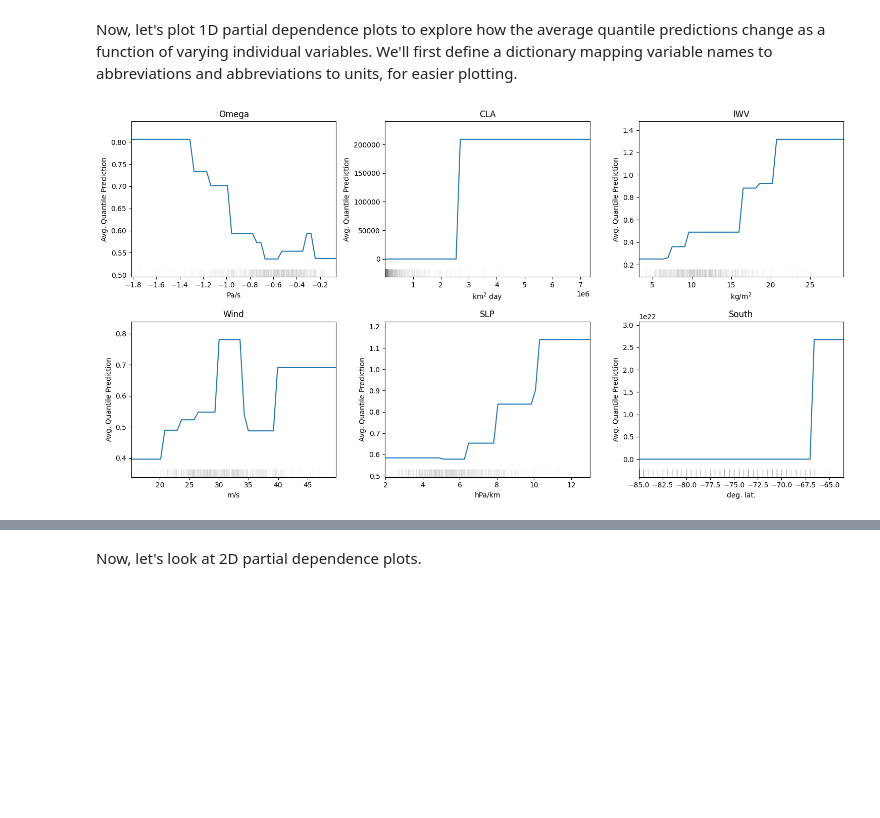
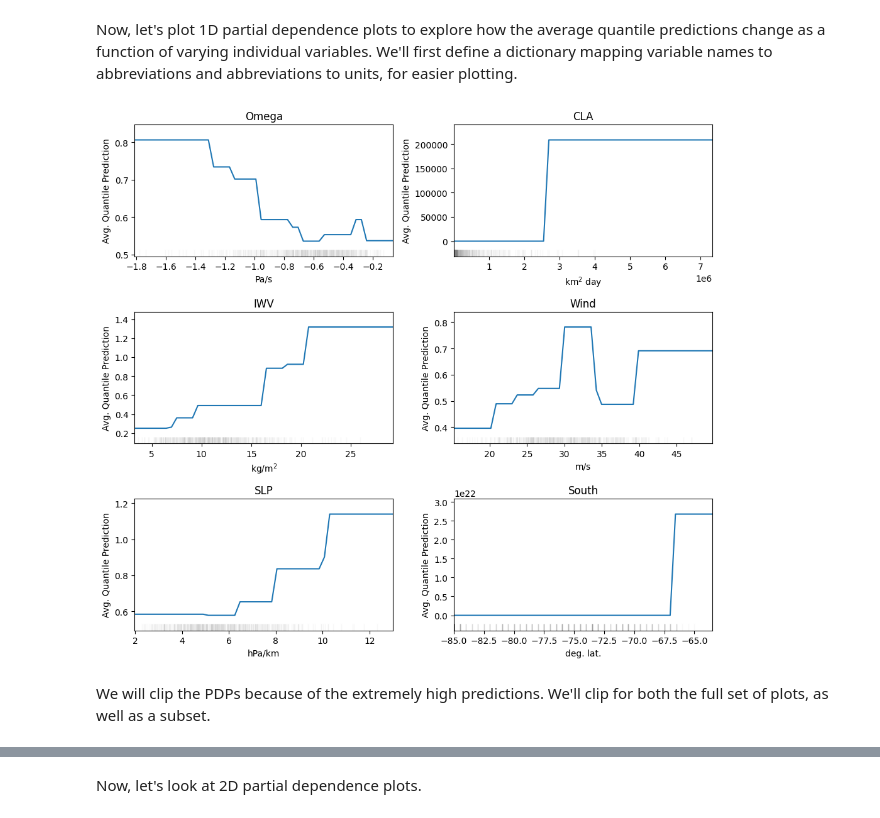
Before and after one commit to jbbutler/extreme_antarctic_ARs, a Jupyter notebook: notebooks/extreme_modelling_results.ipynb, the cells around one changed output, grey strips where cells are left out. Saved outputs shown, nothing was run; the diff lists cells and outputs as text; code cells hidden in the pictures; blank space fills up the shorter version.

```diff
--- a/notebooks/extreme_modelling_results.ipynb
+++ b/notebooks/extreme_modelling_results.ipynb
@@ -73,33 +73,36 @@ Now, let's plot 1D partial dependence plots to explore how the average quantile
 # %%
 pdp_1D_dir = load_path / 'pdp_1D'
 snow_files = sorted(pdp_1D_dir.glob('*snow.csv'))
 
 n = len(snow_files)
-ncols = 3
+ncols = 2
 nrows = int(np.ceil(n / ncols))
 
-fig, axs = plt.subplots(nrows, ncols, figsize=(5 * ncols, 4 * nrows))
+fig, axs = plt.subplots(nrows, ncols, figsize=(5*ncols, 3*nrows))
 axs = np.atleast_1d(axs).flatten()
 
 for ax, fpath in zip(axs, snow_files):
     df = pd.read_csv(fpath)
 
     # the grid column is whatever isn't 'Q' (ignore any saved index column)
     var = next(c for c in df.columns if c != 'Q' and not c.startswith('Unnamed'))
 
     # grab variable name abbreviation and units for labelling
     abbv = ABBV_DICT[var]
     units = UNITS_DICT[var]
 
     df = df.sort_values(var)  # ensure the line plots left-to-right
 
     plot_pdp_1d(grid=df[var], pdp_vals=df['Q'], ax=ax, title=abbv, feature_values=X_full_snow[var],
                 xlabel=units, ylabel='Avg. Quantile Prediction', rug=True);
 
 # hide any leftover empty axes (e.g. if n isn't a multiple of ncols)
 for ax in axs[n:]:
     ax.axis('off')
 
 plt.tight_layout()
+plt.savefig('../outputs/plots/extreme_snow_1D_pdp_full_unfiltered.png', dpi=300)
 # %% [output]
-[figure, old version]
+[figure, new version]
+# %% [markdown]
+We will clip the PDPs because of the extremely high predictions. We'll clip for both the full set of plots, as well as a subset.
```
Also changed, not shown: parts of 23 cells of this notebook, 10 other files.
